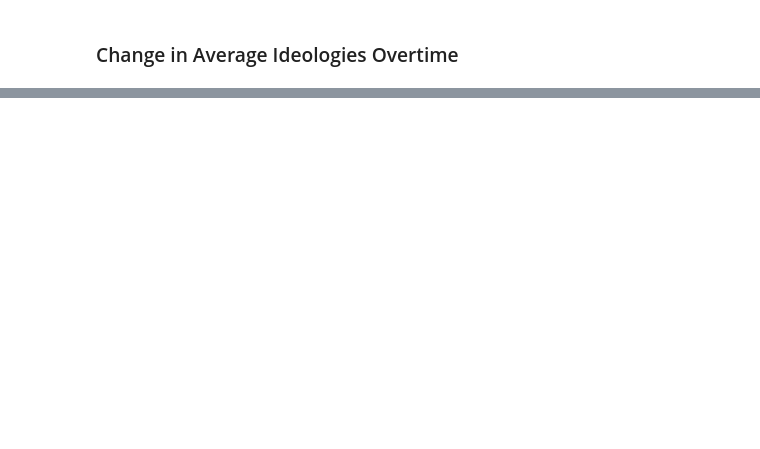
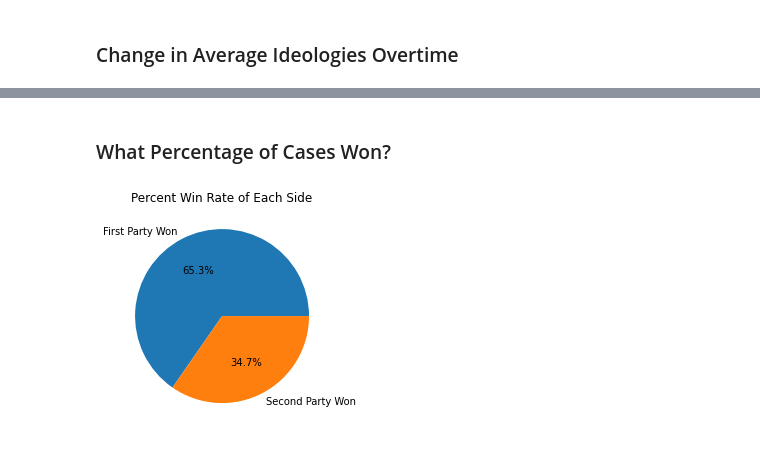
Before and after one commit to DavidOB1/supreme-court-nlp, a Jupyter notebook: exploratory-data-analysis.ipynb, the cells around one changed output, grey strips where cells are left out. Saved outputs shown, nothing was run; the diff lists cells and outputs as text; code cells hidden in the pictures; blank space fills up the shorter version.

```diff
--- a/exploratory-data-analysis.ipynb
+++ b/exploratory-data-analysis.ipynb
@@ -78,0 +87,17 @@ plt.show()# This will probably be deleted since it's not a very informative grap
+# %% [markdown]
+### What Percentage of Cases Won?
+# %%
+# Getting the first party win percent
+wins = data["first_party_won"].apply(int).to_list()
+win_percent = avg(wins)
+
+# Creating the figure lists
+outcomes = ["First Party Won", "Second Party Won"]
+outcome_stats = [win_percent, 1 - win_percent]
+
+# Creating the pie chart
+plt.pie(outcome_stats, labels = outcomes, autopct = "%1.1f%%")
+plt.title("Percent Win Rate of Each Side")
+plt.show()
+# %% [output]
+[figure, added]
```
Also changed, not shown: parts of 6 cells of this notebook.
